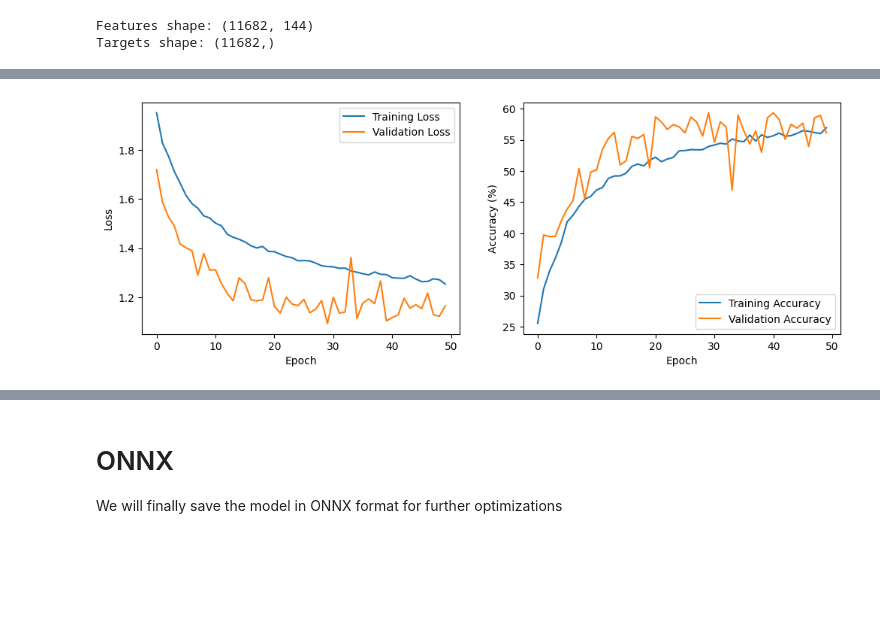
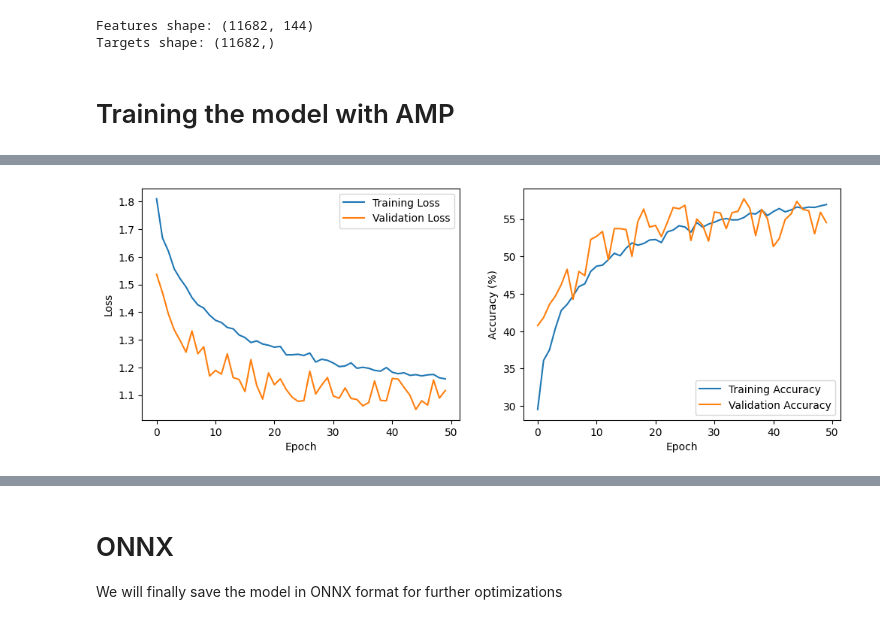
Before and after one commit to TarushS-1996/AudioSentimentProject, a Jupyter notebook: Revision.ipynb, the cells around one changed output, grey strips where cells are left out. Cells and saved outputs as stored; diff of their text form; code cells hidden in the pictures; blank space fills up the shorter version.

```diff
--- a/Revision.ipynb
+++ b/Revision.ipynb
@@ -380,14 +380,25 @@ from dask.distributed import Client, LocalCluster
 import tqdm, time
 from dask import delayed, compute
 
-
+'''
 def preprocess_data_dask(filepaths, num_cpus):
-    with LocalCluster(n_workers=num_cpus) as cluster, Client(cluster) as client:
+    with LocalCluster(n_workers=num_cpus, threads_per_worker=num_cpus) as cluster, Client(cluster) as client:
+        print(client)
         specs = []
         for filepath in tqdm.tqdm(filepaths):
             spec = preprocess_audio_file(filepath)
             specs.append(spec)
+    client.close()
     return specs
 
 # Load data using Dask in parallel
-filepaths = df_final['file'].values.flatten().tolist()
+filepaths = df_final['file'].values.flatten().tolist()'''
+
+def preprocess_data_multiprocessing(filepaths, num_cpus):
+    with Pool(num_cpus) as p:
+        specs = list(tqdm.tqdm(p.imap(preprocess_audio_file, filepaths), total=len(filepaths)))
+    return specs
+
+# Load data using multiprocessing in parallel
+filepaths = df_final['file'][:1000].values.flatten().tolist()
+print(len(filepaths))
@@ -436,7 +451,7 @@ if os.path.exists('processed_data.npy'):
     specs = np.load('processed_data.npy', allow_pickle=True)
 else:
     print("Preprocessing the data and saving it to a file...")
-    specs = preprocess_data_dask(filepaths, 6)
+    specs = preprocess_data_multiprocessing(filepaths, 6)
     np.save('processed_data.npy', specs)
 # %% [output]
 Loading the data from the file...
@@ -589,25 +577,30 @@ val_loader = DataLoader(val_dataset, batch_size=batch_size, drop_last=True)
 # %% [output]
 Features shape: (11682, 144)
 Targets shape: (11682,)
+# %% [markdown]
+# Training the model with AMP
 # %%
 from sklearn.utils.class_weight import compute_class_weight
+import numpy as np
+from sklearn import preprocessing
 
-#unique_classes = np.unique(targets)
+device = torch.device('cuda' if torch.cuda.is_available() else 'cpu')
 
-# Compute class weights
-#class_weights = compute_class_weight('balanced', classes=unique_classes, y=targets)
+le = preprocessing.LabelEncoder()
+targets_encoded = le.fit_transform(targets)
 
-# Convert class weights to a PyTorch tensor
-#class_weights = torch.tensor(class_weights, dtype=torch.float)
-
-### we train the model
-device = torch.device('cuda' if torch.cuda.is_available() else 'cpu')
+# Manually calculate class weights based on class frequencies
+num_classes = 7
+class_counts = np.bincount(targets_encoded, minlength=num_classes)
+total_samples = len(targets_encoded)
+class_weights = total_samples / (len(class_counts) * class_counts)
+class_weights = torch.tensor(class_weights, dtype=torch.float32).to(device)
 
 features_shape = features.shape[1]
 
 #model = Network(num_features=features_shape, num_classes=7).to(device)
 model = Network(num_features=features_shape, num_classes=7).to(device)
-criterion = nn.CrossEntropyLoss()
+criterion = nn.CrossEntropyLoss(weight=class_weights)
 optimizer = torch.optim.Adagrad(model.parameters(), lr=0.001)
 
 ### we will use mixed precision training
@@ -680,6 +673,8 @@ for epoch in range(num_epochs):
     val_losses.append(val_loss / len(val_loader))
     val_accuracies.append(100 * correct_val / total_val)
     print(f"Epoch {epoch + 1}/{num_epochs}, Validation Loss: {val_loss / len(val_loader)}, Validation Accuracy: {100 * correct_val / total_val}")
+    ### save the model
+    #torch.save(model.state_dict(), 'modelAMP.pth')
 
 plt.figure(figsize=(12, 4))
 plt.subplot(1, 2, 1)
@@ -717,4 +712,4 @@ Epoch 50/50, Validation Loss: 1.1660451476704585, Validation Accuracy: 56.121575
-[figure, old version]
+[figure, new version]
 # %%
 ### we plot the confusion matrix
 from sklearn.metrics import confusion_matrix
```
Also changed, not shown: parts of 17 cells of this notebook.
